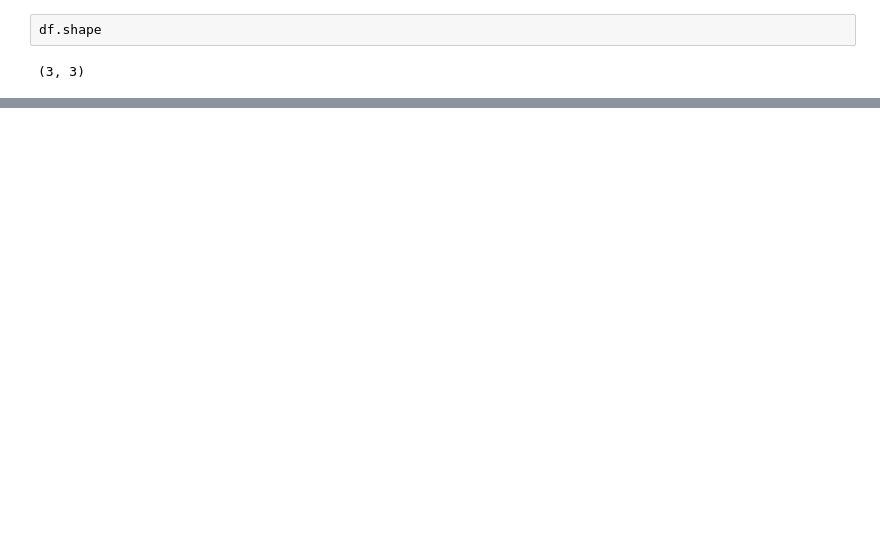
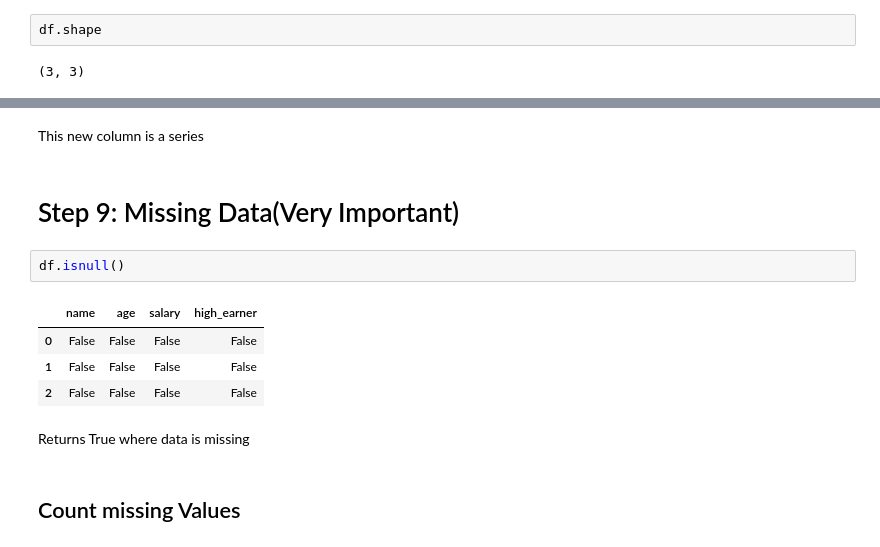
Before and after one commit to JerrodMcHenry/Data_Science, a Jupyter notebook: Pandas.ipynb, the cells around one changed output, grey strips where cells are left out. Drawn from its saved outputs; the diff is of its cells as text; blank space fills up the shorter version.

```diff
--- a/Pandas.ipynb
+++ b/Pandas.ipynb
@@ -43,0 +133,15 @@ df.shape
+# %% [markdown]
+This new column is a series
+# %% [markdown]
+# Step 9: Missing Data(Very Important)
+# %%
+df.isnull()
+# %% [output]
+|  | name | age | salary | high_earner |
+| 0 | False | False | False | False |
+| 1 | False | False | False | False |
+| 2 | False | False | False | False |
+# %% [markdown]
+Returns True where data is missing
+# %% [markdown]
+## Count missing Values
```
Also changed, not shown: parts of 26 cells of this notebook.
